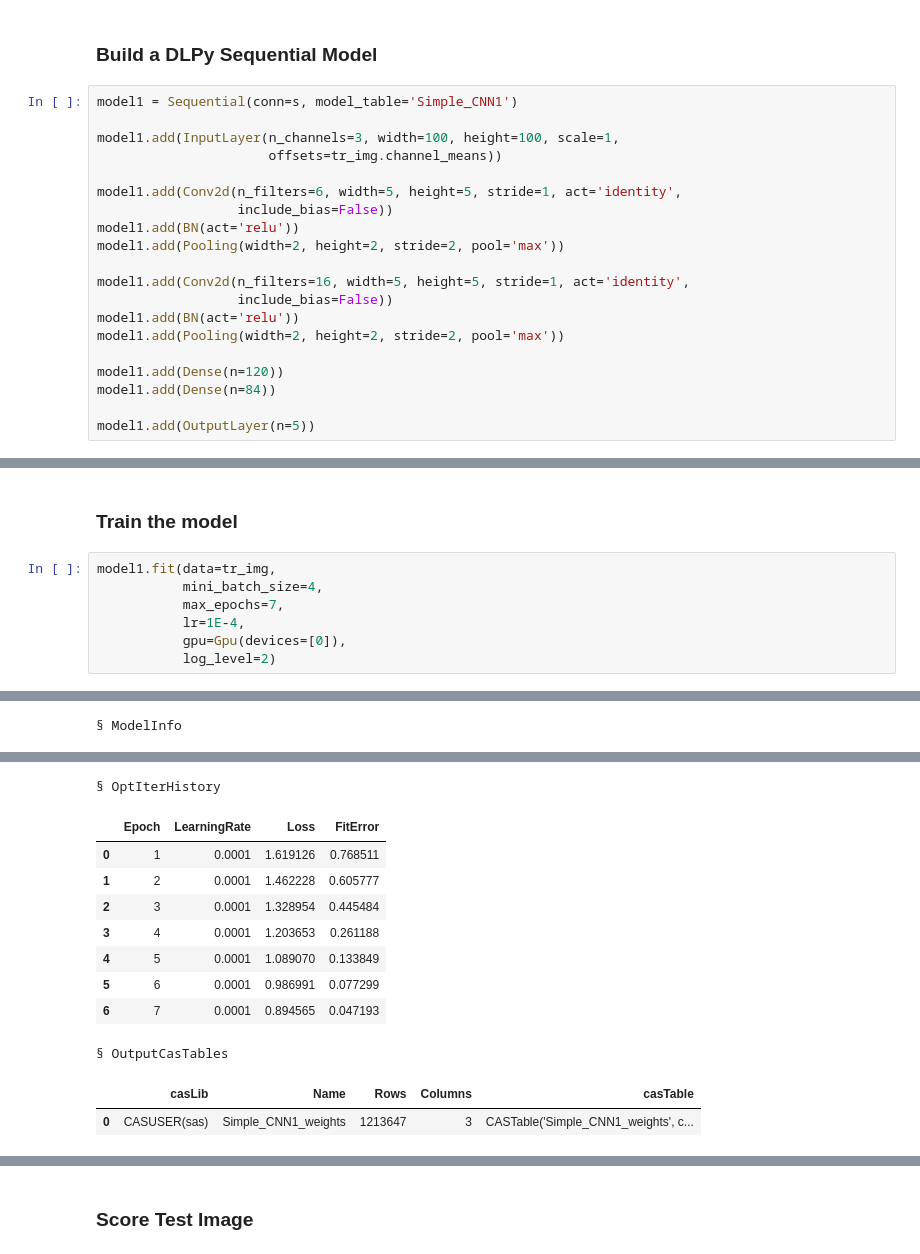
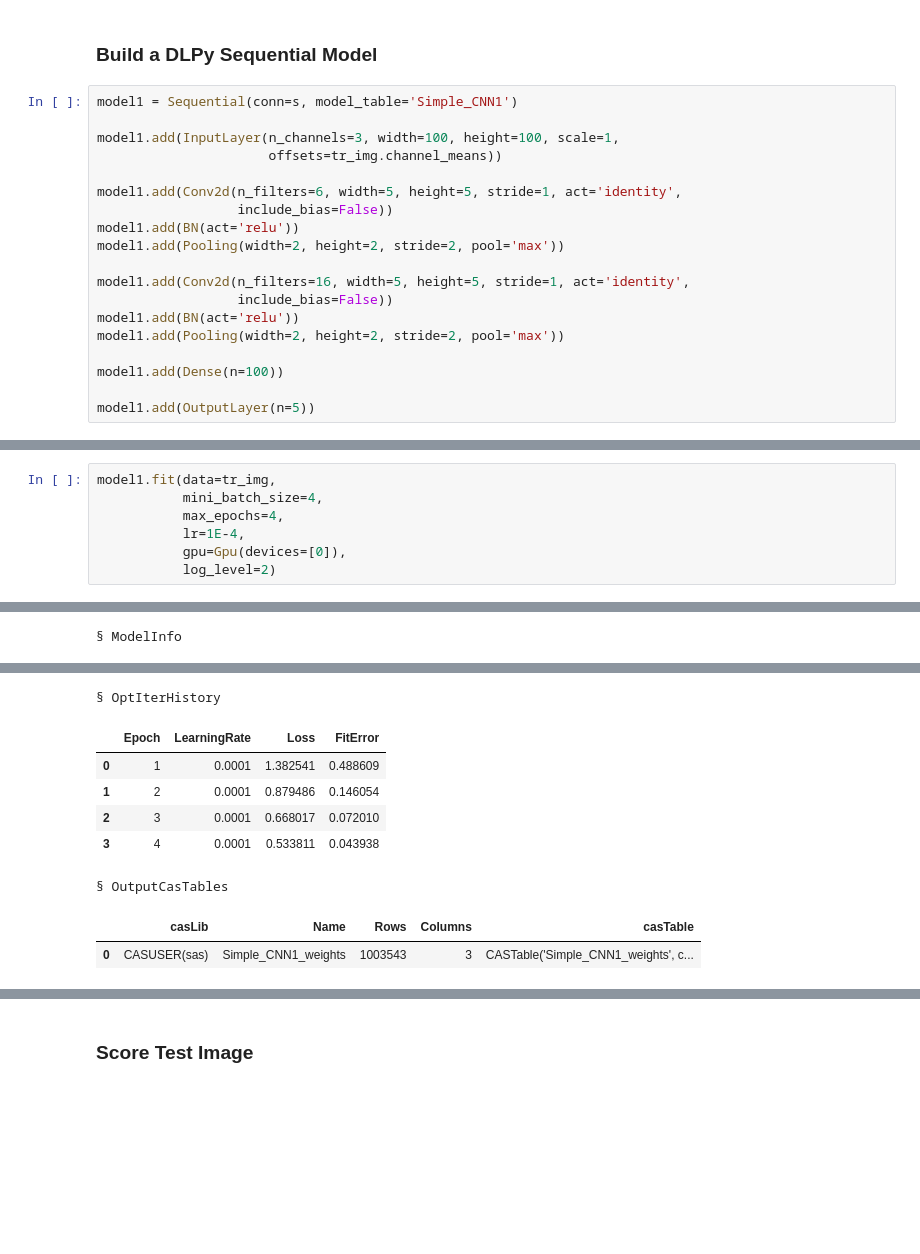
Before and after one commit to sassoftware/python-dlpy, a Jupyter notebook: examples/Example14-DLPy_Export_ONNX.ipynb, the cells around one changed output, grey strips where cells are left out. Saved outputs shown, nothing was run; the diff lists cells and outputs as text; blank space fills up the shorter version.

```diff
--- a/examples/Example14-DLPy_Export_ONNX.ipynb
+++ b/examples/Example14-DLPy_Export_ONNX.ipynb
@@ -63,8 +63,7 @@ model1.add(Conv2d(n_filters=16, width=5, height=5, stride=1, act='identity',
 model1.add(BN(act='relu'))
 model1.add(Pooling(width=2, height=2, stride=2, pool='max'))
 
-model1.add(Dense(n=120))
-model1.add(Dense(n=84))
+model1.add(Dense(n=100))
 
 model1.add(OutputLayer(n=5))
 # %% [output]
@@ -97,9 +94,7 @@ model1.print_summary()
-# %% [markdown]
-### Train the model
 # %%
 model1.fit(data=tr_img,
            mini_batch_size=4,
-           max_epochs=7,
+           max_epochs=4,
            lr=1E-4,
            gpu=Gpu(devices=[0]),
            log_level=2)
@@ -139,12 +134,9 @@ NOTE:  The total time is       1.65 (s).
 § OptIterHistory
 |  | Epoch | LearningRate | Loss | FitError |
-| 0 | 1 | 0.0001 | 1.619126 | 0.768511 |
-| 1 | 2 | 0.0001 | 1.462228 | 0.605777 |
-| 2 | 3 | 0.0001 | 1.328954 | 0.445484 |
-| 3 | 4 | 0.0001 | 1.203653 | 0.261188 |
-| 4 | 5 | 0.0001 | 1.089070 | 0.133849 |
-| 5 | 6 | 0.0001 | 0.986991 | 0.077299 |
-| 6 | 7 | 0.0001 | 0.894565 | 0.047193 |
+| 0 | 1 | 0.0001 | 1.382541 | 0.488609 |
+| 1 | 2 | 0.0001 | 0.879486 | 0.146054 |
+| 2 | 3 | 0.0001 | 0.668017 | 0.072010 |
+| 3 | 4 | 0.0001 | 0.533811 | 0.043938 |
 § OutputCasTables
 |  | casLib | Name | Rows | Columns | casTable |
-| 0 | CASUSER(sas) | Simple_CNN1_weights | 1213647 | 3 | CASTable('Simple_CNN1_weights', c... |
+| 0 | CASUSER(sas) | Simple_CNN1_weights | 1003543 | 3 | CASTable('Simple_CNN1_weights', c... |
```
Also changed, not shown: parts of 21 cells of this notebook.
